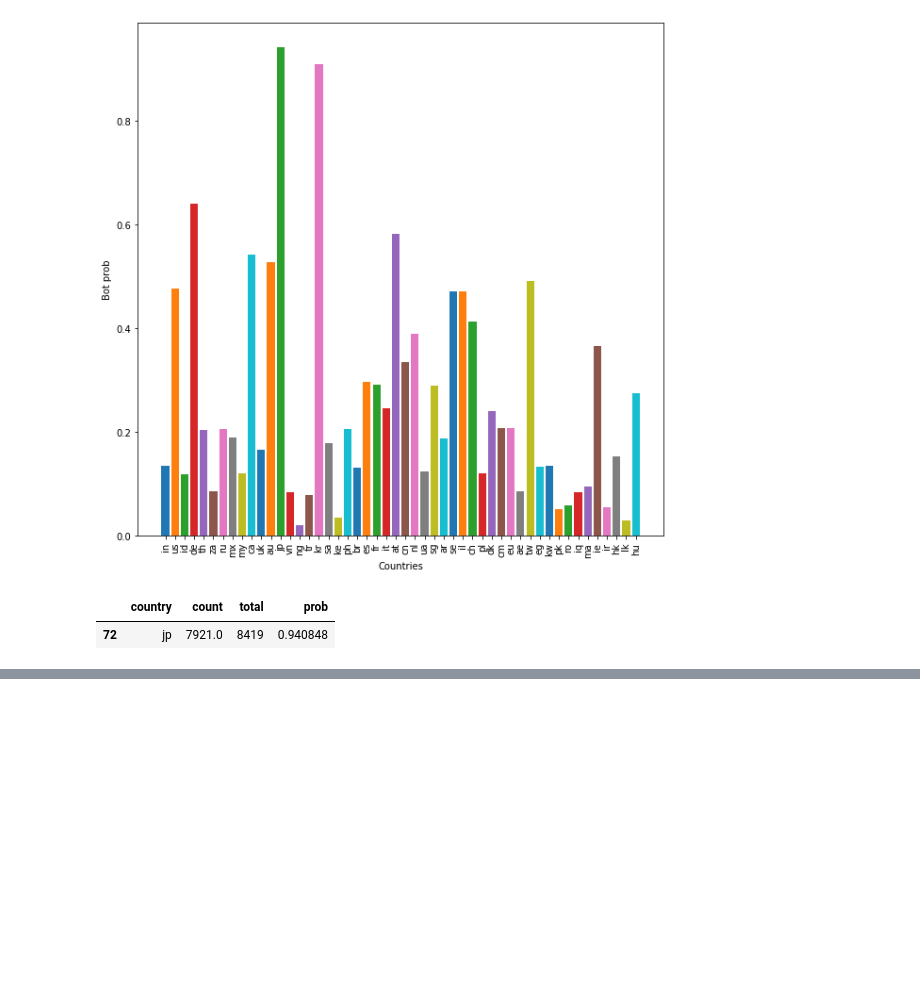
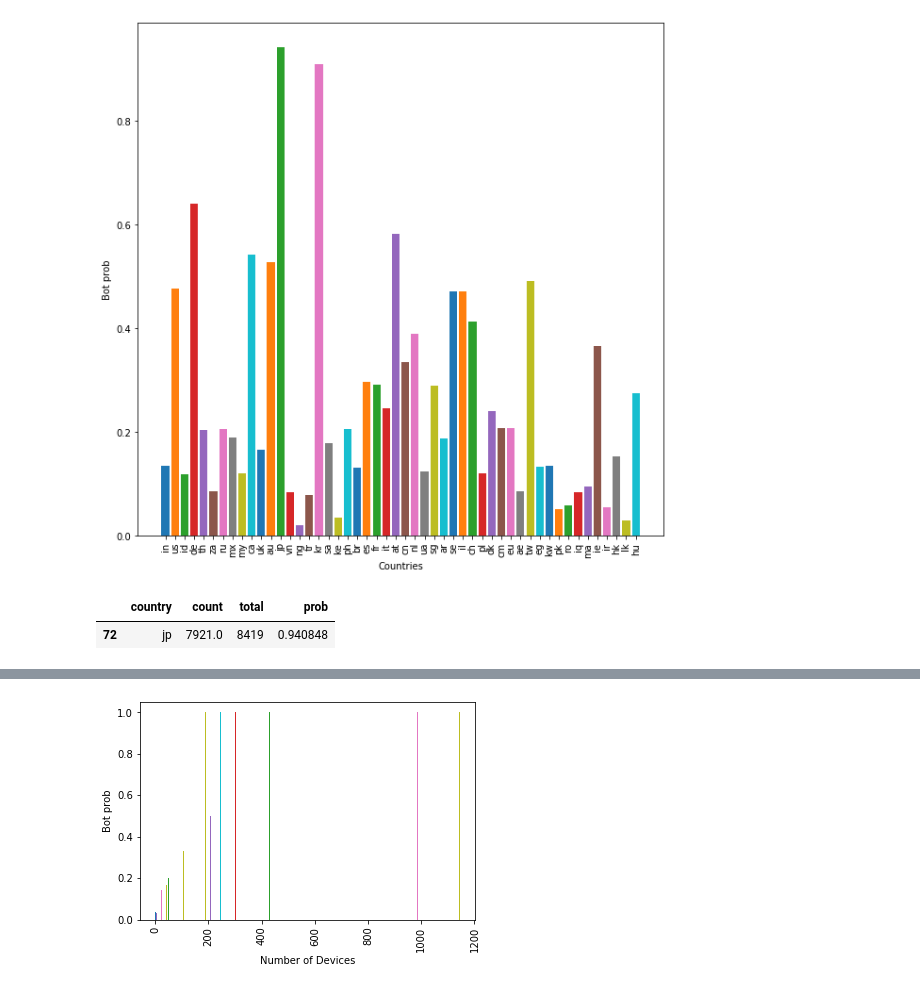
Before and after one commit to lillih1/dspro, a Jupyter notebook: Take2.ipynb, the cells around one changed output, grey strips where cells are left out. Cells and saved outputs as stored; diff of their text form; code cells hidden in the pictures; blank space fills up the shorter version.

Commit message:
added graph for device nums

```diff
--- a/Take2.ipynb
+++ b/Take2.ipynb
@@ -72,7 +72,7 @@ count_stats.dropna()
 | 175 | pf | 9.0 | 14 | 0.642857 |
 176 rows × 4 columns
 # %%
-count_stats = count_stats.sort_values(by=["count","total", "prob"], ascending = [False,False,False])
+count_stats = count_stats.sort_values(by=["count","total", "prob"], ascending = [False,False,True])
 count_stats
 plt.figure(figsize=(10,10))
 for i in count_stats["country"][:50]:
@@ -90,14 +90,12 @@ count_stats.loc[count_stats["country"] == "jp"]
 | 72 | jp | 7921.0 | 8419 | 0.940848 |
 # %%
 device_stats = pd.DataFrame(columns = ["numDevices", "prob"])
-for i in bids["device_nunique_num"].unique()[:1]:
+for i in bids["device_nunique_num"].unique():
   count = 0
   total = 0
   data = bids[bids["device_nunique_num"] == i]
   for j in data["bidder_id"]:
-    print(j)
     if j in overall_train["bidder_id"].unique():
-      print(j)
       d = overall_train.loc[overall_train["bidder_id"] == j]["outcome"].unique()
       if(d == 1):
         count += 1
@@ -105,4 +103,4 @@ for i in bids["device_nunique_num"].unique()[:1]:
       else:
         total += 1
   if(count != 0):
-    device_stats = device_stats.append({"device_num" : i, "count": count, "total": total,"prob" : count/total},ignore_index=True)
+    device_stats = device_stats.append({"numDevices" : i, "count": count, "total": total,"prob" : count/total},ignore_index=True)
@@ -146,0 +123,10 @@ print(d)
+# %%
+device_stats = device_stats.sort_values(by=["count","total", "prob"], ascending = [False,False,True])
+for i in device_stats["numDevices"]:
+     plt.bar(i,device_stats.loc[device_stats["numDevices"] == i]["prob"])
+plt.xlabel("Number of Devices")
+plt.ylabel("Bot prob")
+plt.xticks(rotation = 90)
+plt.show()
+# %% [output]
+[figure, added]
```
Also changed, not shown: parts of 5 cells of this notebook.
